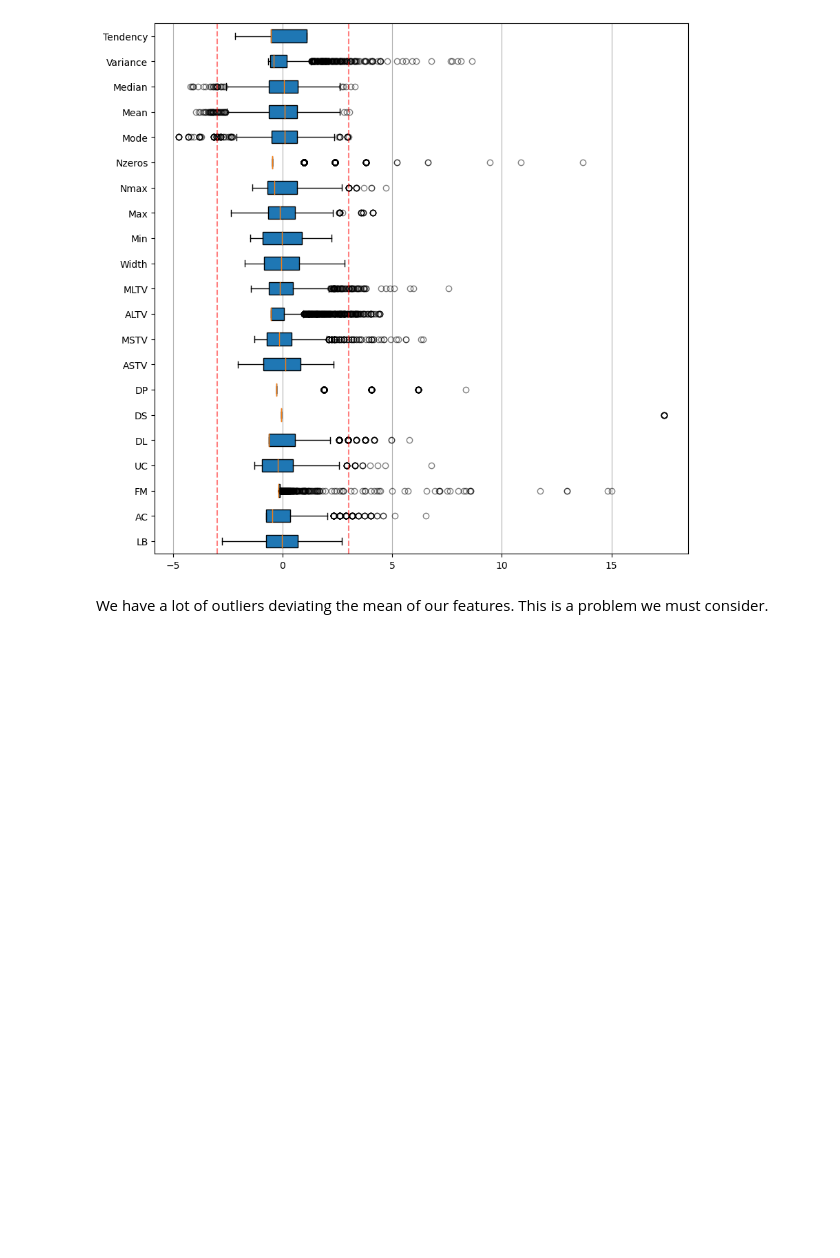
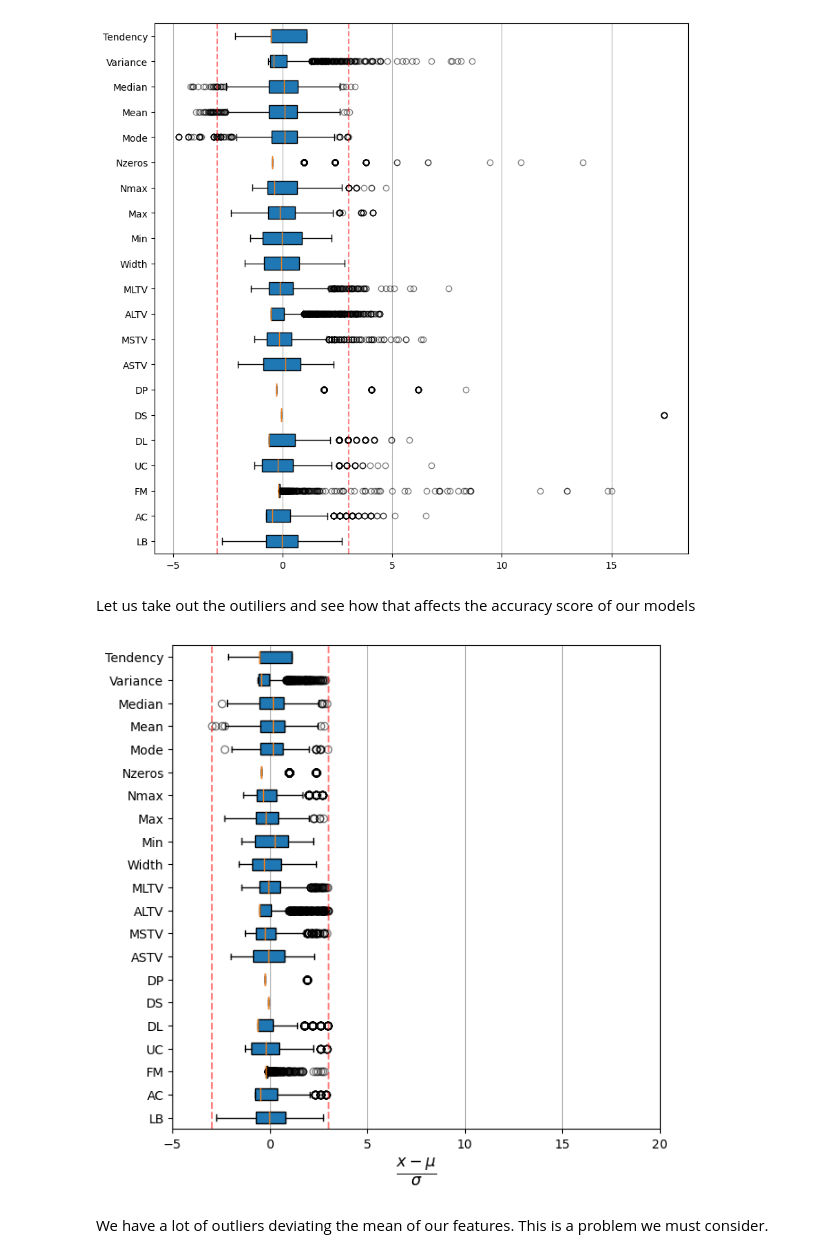
Before and after one commit to LaerteAdami/CW_Intro_AI, a Jupyter notebook: notebooks/notebook_erik.ipynb, the cells around one changed output. Drawn from its saved outputs; the diff is of its cells as text; code cells hidden in the pictures; blank space fills up the shorter version.

```diff
--- a/notebooks/notebook_erik.ipynb
+++ b/notebooks/notebook_erik.ipynb
@@ -164,3 +165,5 @@ for dot in bp['fliers']:
               alpha = 0.5)
 # %% [output]
 [figure]
+# %% [markdown]
+Let us take out the outiliers and see how that affects the accuracy score of our models
@@ -167,3 +177,21 @@ for dot in bp['fliers']:
+# %%
+fig, ax = plt.subplots(figsize=(7,7))
+
+
+bp = plt.boxplot(X_nout, labels=columns,vert=0,patch_artist = True)
+ax.axvline(3, c = "red", linestyle="--", alpha = 0.5)
+ax.axvline(-3, c = "red", linestyle="--", alpha = 0.5)
+ax.set_xlim(-5,20)
+plt.xlabel(r'$\frac{x-\mu}{\sigma}$', fontsize=18)
+plt.gca().xaxis.grid(True)
+
+# source for aestetic improvements: https://www.geeksforgeeks.org/box-plot-in-python-using-matplotlib/
+for dot in bp['fliers']:
+    dot.set(marker ='o',
+              color ='lightgrey',
+              alpha = 0.5)
+# %% [output]
+[figure, added]
 # %% [markdown]
 We have a lot of outliers deviating the mean of our features. This is a problem we must consider.
 # %%
```
Also changed, not shown: parts of 39 cells of this notebook, 1 other file.
